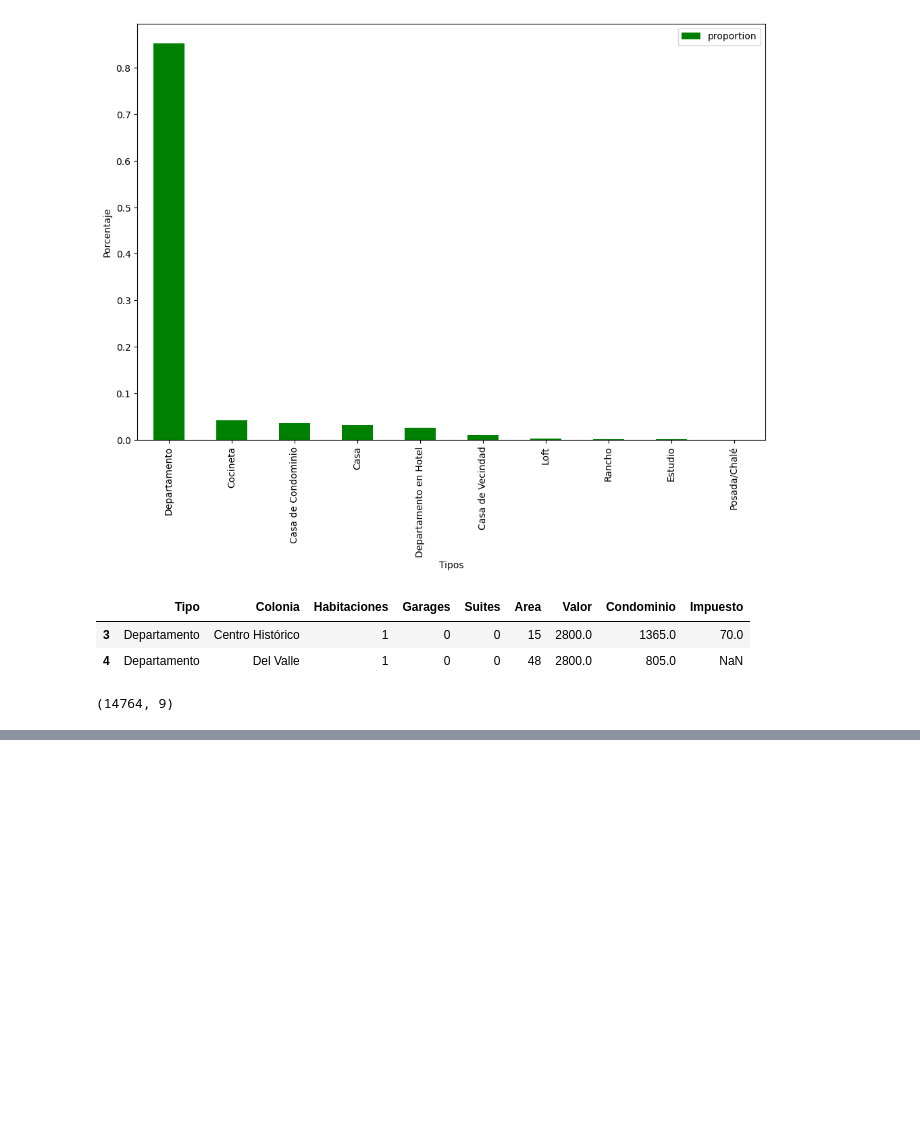
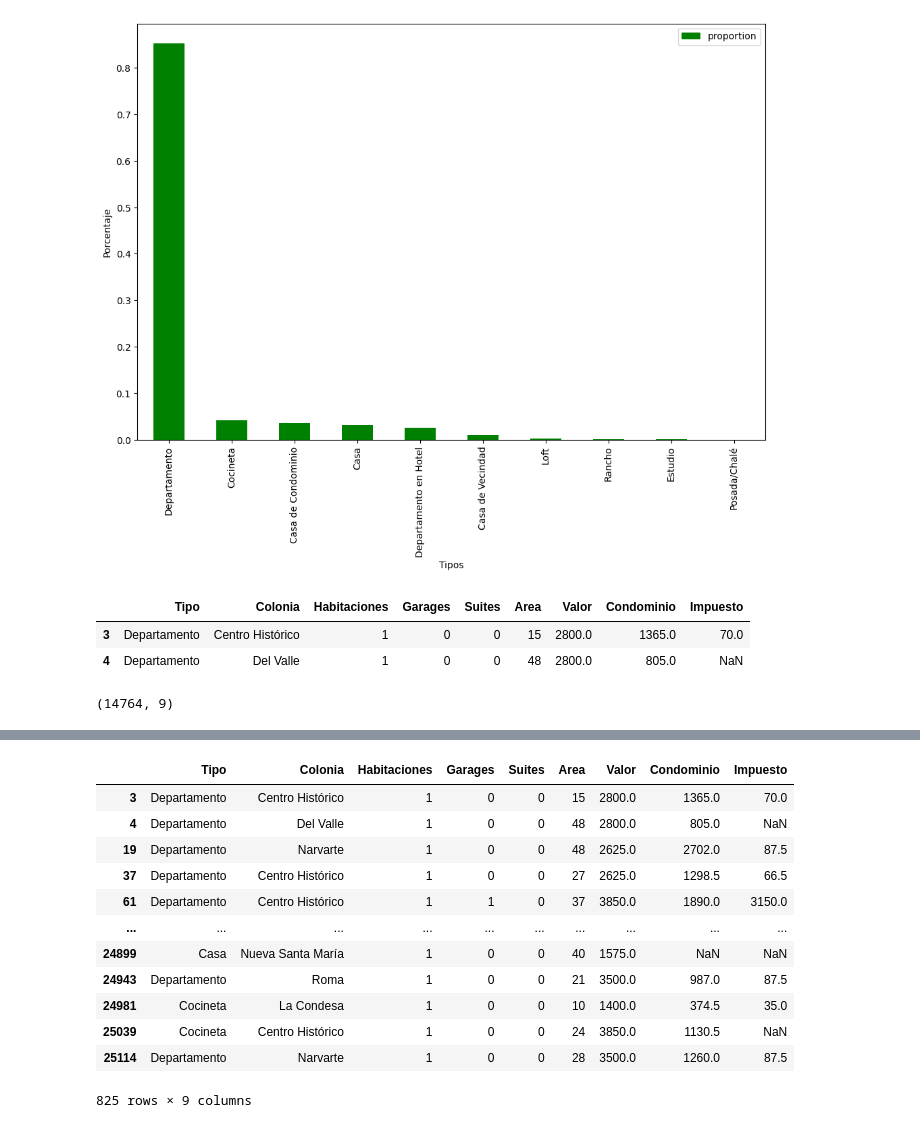
Before and after one commit to Sgintoki-jr/Pandas-Inicio, a Jupyter notebook: inmuebles_cdmx.ipynb, the cells around one changed output, grey strips where cells are left out. Saved outputs shown, nothing was run; the diff lists cells and outputs as text; code cells hidden in the pictures; blank space fills up the shorter version.

```diff
--- a/inmuebles_cdmx.ipynb
+++ b/inmuebles_cdmx.ipynb
@@ -355,0 +429,16 @@ df.shape
+# %%
+filtro1=df[Seleccion1 & seleccion2]
+# %% [output]
+|  | Tipo | Colonia | Habitaciones | Garages | Suites | Area | Valor | Condominio | Impuesto |
+| 3 | Departamento | Centro Histórico | 1 | 0 | 0 | 15 | 2800.0 | 1365.0 | 70.0 |
+| 4 | Departamento | Del Valle | 1 | 0 | 0 | 48 | 2800.0 | 805.0 | NaN |
+| 19 | Departamento | Narvarte | 1 | 0 | 0 | 48 | 2625.0 | 2702.0 | 87.5 |
+| 37 | Departamento | Centro Histórico | 1 | 0 | 0 | 27 | 2625.0 | 1298.5 | 66.5 |
+| 61 | Departamento | Centro Histórico | 1 | 1 | 0 | 37 | 3850.0 | 1890.0 | 3150.0 |
+| ... | ... | ... | ... | ... | ... | ... | ... | ... | ... |
+| 24899 | Casa | Nueva Santa María | 1 | 0 | 0 | 40 | 1575.0 | NaN | NaN |
+| 24943 | Departamento | Roma | 1 | 0 | 0 | 21 | 3500.0 | 987.0 | 87.5 |
+| 24981 | Cocineta | La Condesa | 1 | 0 | 0 | 10 | 1400.0 | 374.5 | 35.0 |
+| 25039 | Cocineta | Centro Histórico | 1 | 0 | 0 | 24 | 3850.0 | 1130.5 | NaN |
+| 25114 | Departamento | Narvarte | 1 | 0 | 0 | 28 | 3500.0 | 1260.0 | 87.5 |
+825 rows × 9 columns
```
Also changed, not shown: parts of 12 cells of this notebook.
